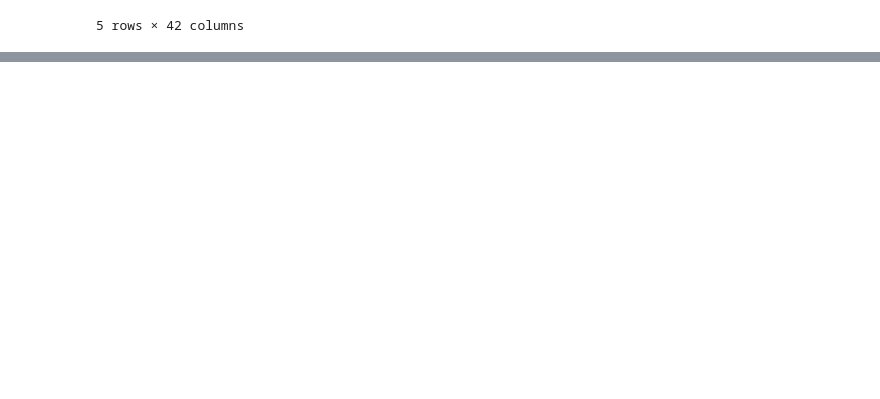
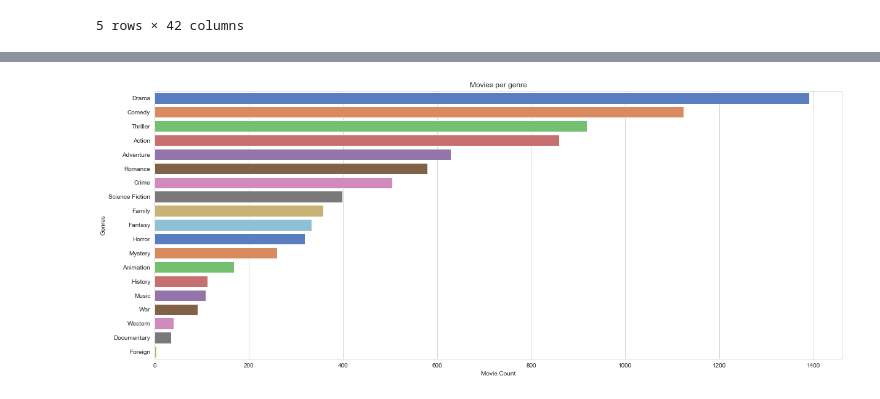
Before and after one commit to arianaroz/data-science-project-2019, a Jupyter notebook: project_working.ipynb, the cells around one changed output, grey strips where cells are left out. Cells and saved outputs as stored; diff of their text form; code cells hidden in the pictures; blank space fills up the shorter version.

```diff
--- a/project_working.ipynb
+++ b/project_working.ipynb
@@ -404,0 +439,4 @@ clean_df.head()
+# %%
+#Adapted from https://stackoverflow.com/questions/12680754/split-explode-pandas-dataframe-string-entry-to-separate-rows
+#go through genres_x column and split on | to get the genre and apply to a series
+clean = clean_df['genres_x'].str.split('|').apply(pd.Series, 1).stack()
@@ -404,0 +458,9 @@ clean_df.head()
+# %%
+clean.index = clean.index.droplevel(-1) #drop the multi-index
+clean.name = 'genres' #add new column with the genre names
+clean_df2 = clean_df.join(clean) #join back df
+# %%
+clean_df2 = clean_df2.drop(['genres_x', 'genres_y'], 1)
+# %%
+genre = (pd.DataFrame(clean_df2.groupby('genres').movie_title.nunique())).sort_values('movie_title', ascending=False)
+genre
@@ -404,0 +486,7 @@ clean_df.head()
+# %%
+plt.figure(figsize=(20, 8))
+ax = sns.barplot(x="movie_title", y=genre.index, data=genre,dodge=False, palette='muted');
+ax.set(xlabel='Movie Count', ylabel='Genres',title='Movies per genre')
+plt.show()
+# %% [output]
+[figure, added]
```
Also changed, not shown: parts of 8 cells of this notebook.
